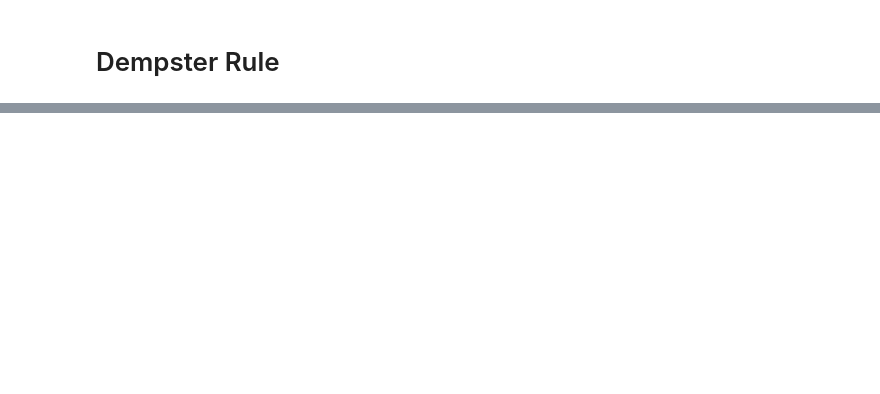
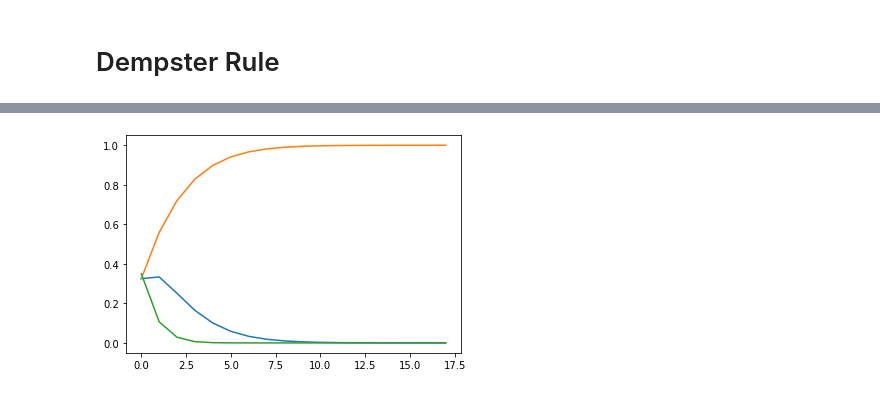
Before and after one commit to lucastanger/ai_evidence_theory, a Jupyter notebook: vehicle_classification.ipynb, the cells around one changed output, grey strips where cells are left out. Cells and saved outputs as stored; diff of their text form; code cells hidden in the pictures; blank space fills up the shorter version.

```diff
--- a/vehicle_classification.ipynb
+++ b/vehicle_classification.ipynb
@@ -113,7 +113,7 @@ def reflective_strength(reflective_strength: float) -> str:
   """Classify a given reflective strength. Limits are defined by lower and upper bounds"""
   if reflective_strength < REFLECT_LOWER_BOUND:
     return 'fm'
-  elif REFLECT_LOWER_BOUND >= reflective_strength > REFLECT_UPPER_BOUND:
+  elif REFLECT_LOWER_BOUND <= reflective_strength <= REFLECT_UPPER_BOUND:
     return 'pl'
   elif reflective_strength > REFLECT_UPPER_BOUND:
     return 'l'
@@ -260,6 +262,8 @@ MassFuntion at 1700ms: {{'m', 'f'}:0.4725; {'f'}:0.4725; {'m', 'p', 'f', 'l'}:0.
 # %% [markdown]
 # Dempster Rule
 # %%
+dempster_list = []
+
 # Empty object for storage of massfunction predecessor
 c = None
 # Iterate over all functions
@@ -270,9 +274,13 @@ for i, func in enumerate(mass_functions):
     c = func
   else:
     # Apply dempster rule on predecessor
-    c = c.combine_conjunctive(mass_function=mass_functions[i-1])
+    print(c)
+    print(mass_functions[i], "\n")
+    c = c.combine_conjunctive(mass_function=mass_functions[i])
+
   # Iteratively print massfunctions
-  print(f'{c}')
+  #print(f'{c}')
+  dempster_list.append(c)
 
 # Show final massfunction
 print(f'Final Massfunction: {c}')
@@ -339,0 +378,34 @@ Doubt on classification of p: 1.0
+# %%
+def append_value(dict_obj, key, value):
+    # Check if key exist in dict or not
+    if key in dict_obj:
+        # Key exist in dict.
+        # Check if type of value of key is list or not
+        if not isinstance(dict_obj[key], list):
+            # If type is not list then make it list
+            dict_obj[key] = [dict_obj[key]]
+        # Append the value in list
+        dict_obj[key].append(value)
+    else:
+        # As key is not in dict,
+        # so, add key-value pair
+        dict_obj[key] = [value]
+# %%
+dic = {}
+
+for mf in dempster_list:
+  for i in mf:
+    val = mf[i]
+    key = ''.join(list(i))
+    # dic[key] = [val]
+    append_value(dic, key, val)
+
+d = pd.DataFrame(dic)
+
+# dic
+
+d
+
+ax = plt.plot(d)
+# %% [output]
+[figure, added]
```
Also changed, not shown: parts of 10 cells of this notebook.
